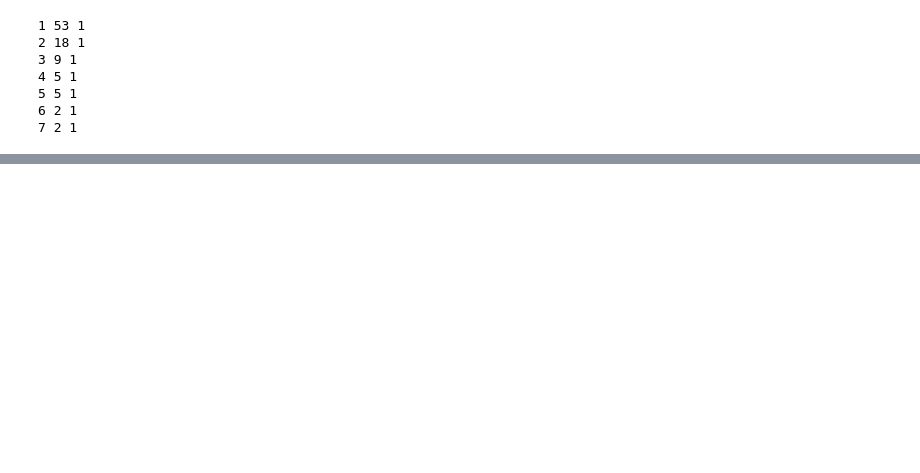
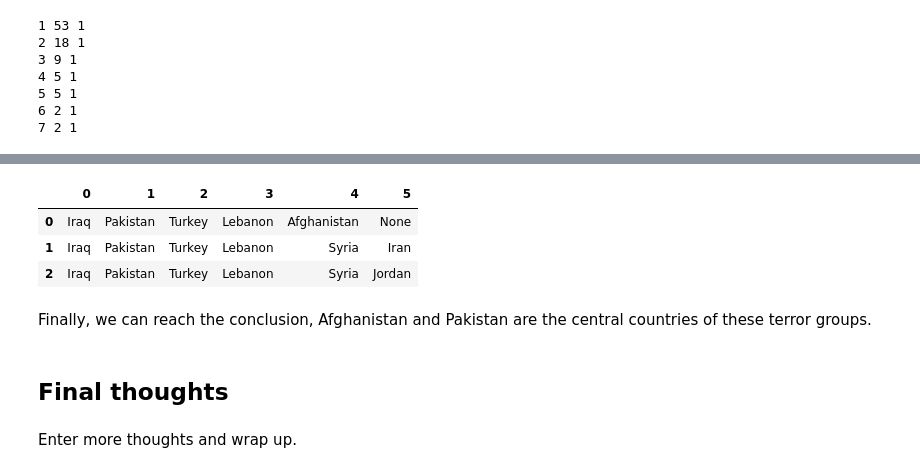
Before and after one commit to kelloggjohnd/Data620-Web_Analytics, a Jupyter notebook: Project_2/project_2.ipynb, the cells around one changed output, grey strips where cells are left out. Saved outputs shown, nothing was run; the diff lists cells and outputs as text; code cells hidden in the pictures; blank space fills up the shorter version.

```diff
--- a/Project_2/project_2.ipynb
+++ b/Project_2/project_2.ipynb
@@ -189,0 +369,2 @@ C.show('island6.html')
+# %%
+country = [node for node in G.nodes() if node in ter_df.country_txt.unique()]
@@ -204,0 +455,16 @@ C.show('island7.html')
+# %%
+eco = bipartite.weighted_projected_graph(G, country)
+eco3c =  trim_edges(eco, weight = 3)
+cliques = pd.DataFrame(nx.find_cliques(eco3c))
+cliques
+# %% [output]
+|  | 0 | 1 | 2 | 3 | 4 | 5 |
+| 0 | Iraq | Pakistan | Turkey | Lebanon | Afghanistan | None |
+| 1 | Iraq | Pakistan | Turkey | Lebanon | Syria | Iran |
+| 2 | Iraq | Pakistan | Turkey | Lebanon | Syria | Jordan |
+# %% [markdown]
+Finally, we can reach the conclusion, Afghanistan and Pakistan are the central countries of these terror groups.
+# %% [markdown]
+## Final thoughts
+# %% [markdown]
+Enter more thoughts and wrap up.
```
Also changed, not shown: parts of 41 cells of this notebook, 9 other files.
